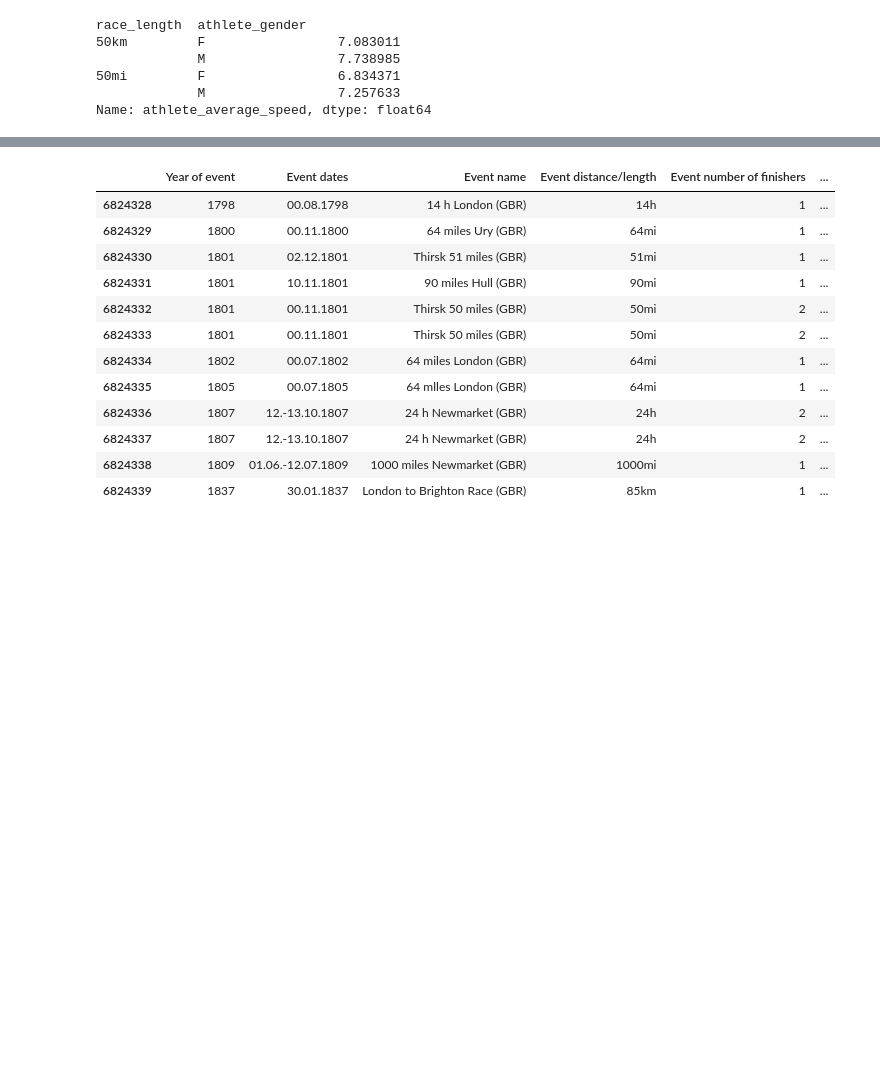
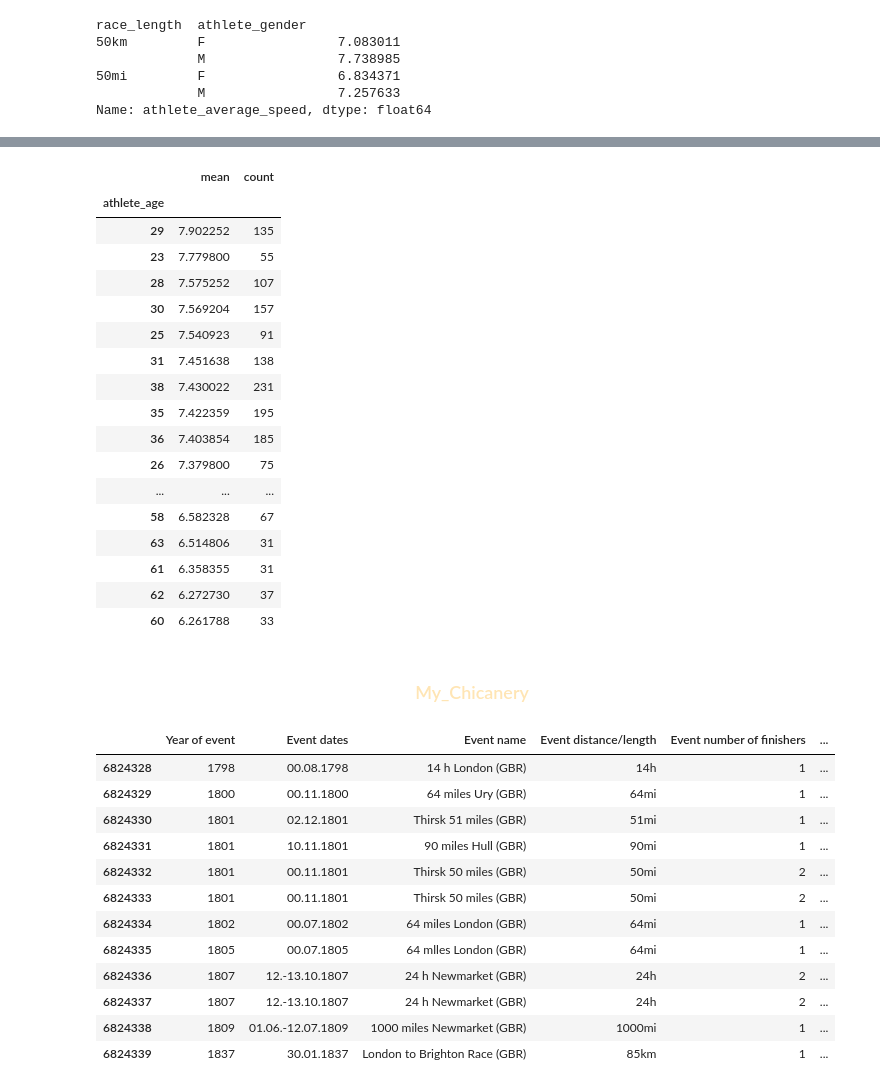
Before and after one commit to corpsedust/Python_Stuff, a Jupyter notebook: EDA_Project_1.ipynb, the cells around one changed output, grey strips where cells are left out. Drawn from its saved outputs; the diff is of its cells as text; code cells hidden in the pictures; blank space fills up the shorter version.

Commit message:
chicanery

```diff
--- a/EDA_Project_1.ipynb
+++ b/EDA_Project_1.ipynb
@@ -809,3 +853,28 @@ df3
+# %%
+#Now only filtering out the data for age ranges where number of races are >19
+
+df3.query("race_length == '50mi'").groupby("athlete_age")["athlete_average_speed"].agg(["mean","count"]).sort_values("mean",ascending= False).query("count > 19")
+# %% [output]
+|  | mean | count |
+| athlete_age |  |  |
+| 29 | 7.902252 | 135 |
+| 23 | 7.779800 | 55 |
+| 28 | 7.575252 | 107 |
+| 30 | 7.569204 | 157 |
+| 25 | 7.540923 | 91 |
+| 31 | 7.451638 | 138 |
+| 38 | 7.430022 | 231 |
+| 35 | 7.422359 | 195 |
+| 36 | 7.403854 | 185 |
+| 26 | 7.379800 | 75 |
+| ... | ... | ... |
+| 58 | 6.582328 | 67 |
+| 63 | 6.514806 | 31 |
+| 61 | 6.358355 | 31 |
+| 62 | 6.272730 | 37 |
+| 60 | 6.261788 | 33 |
+# %% [markdown]
+<h3 style = "text-align:center;color:#FFE5B4">My_Chicanery</h3>
 # %%
 #just checking how many entries before 1850
 df[df["Year of event"] <= 1850]
```
Also changed, not shown: parts of 5 cells of this notebook.
